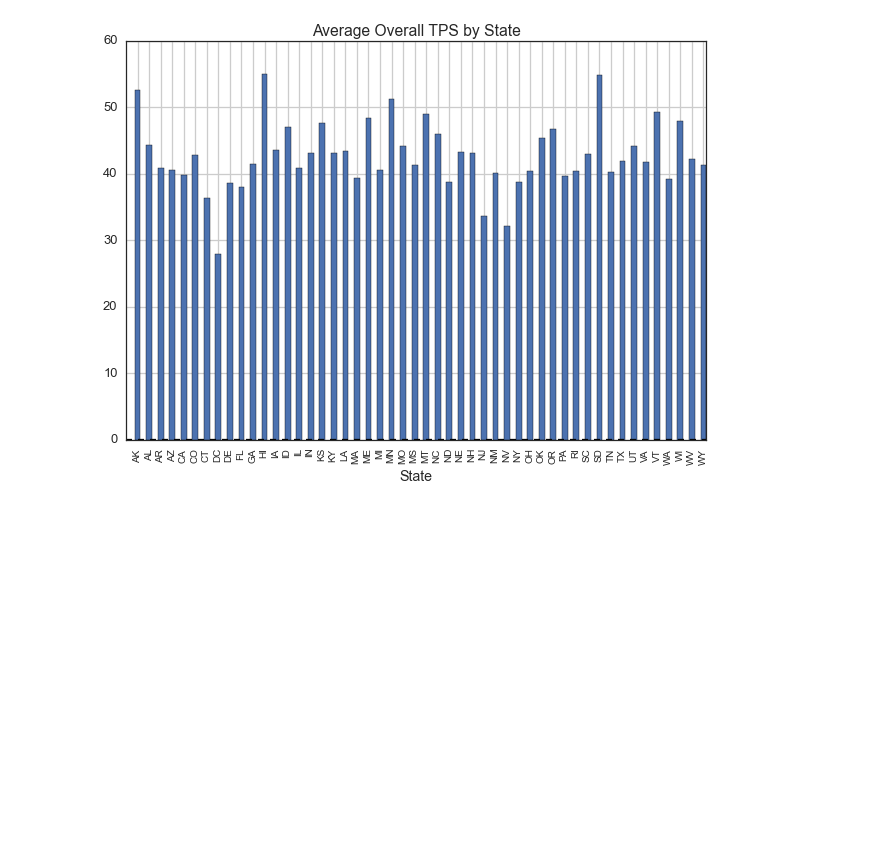
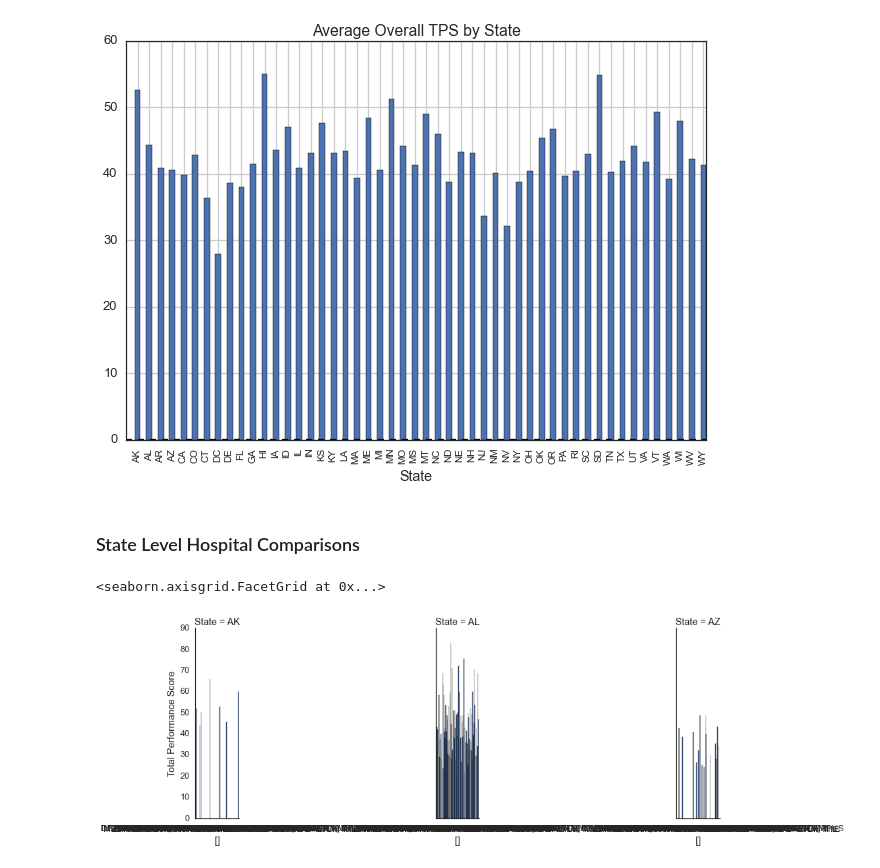
Before and after one commit to purblue10/649_final, a Jupyter notebook: data prep/eda.ipynb, the cells around one changed output. Saved outputs shown, nothing was run; the diff lists cells and outputs as text; code cells hidden in the pictures; blank space fills up the shorter version.

Commit message:
updated data munging, included cleaned data

```diff
--- a/data prep/eda.ipynb
+++ b/data prep/eda.ipynb
@@ -35,0 +46,10 @@ data.shape #
+# %%
+coords = coords.map(lambda x: literal_eval(x[2]) if len(x)==3 else np.nan)
+data['coordinates'] = coords
+# %%
+data.dropna(subset =['coordinates'], inplace = True)
+# %%
+loc_cols = ['lat','long']
+
+for idx, col in enumerate(loc_cols):
+    data[col] = data['coordinates'].apply(lambda x: x[idx])
@@ -44,3 +81,19 @@ summary_stats  = grps['Total Performance Score'].describe().unstack()
 _ = summary_stats['mean'].plot(kind = 'bar', title = 'Average Overall TPS by State')
 # %% [output]
 [figure]
+# %% [markdown]
+### State Level Hospital Comparisons
+# %%
+data = data.merge(summary_stats['mean'].reset_index(), on='State', how = 'left')
+plt_data =  data[['Hospital Name', 'Total Performance Score', 'State', 'mean']]
+# %%
+t = plt_data.head(100)
+plot = sns.factorplot('Hospital Name', 'Total Performance Score',
+                      data = t,
+                      col = 'State',
+                      kind='bar')
+
+plot.set_xlabels([])
+# %% [output]
+<seaborn.axisgrid.FacetGrid at 0x...>
+[figure, added]
```
Also changed, not shown: parts of 12 cells of this notebook, 1 other file.
